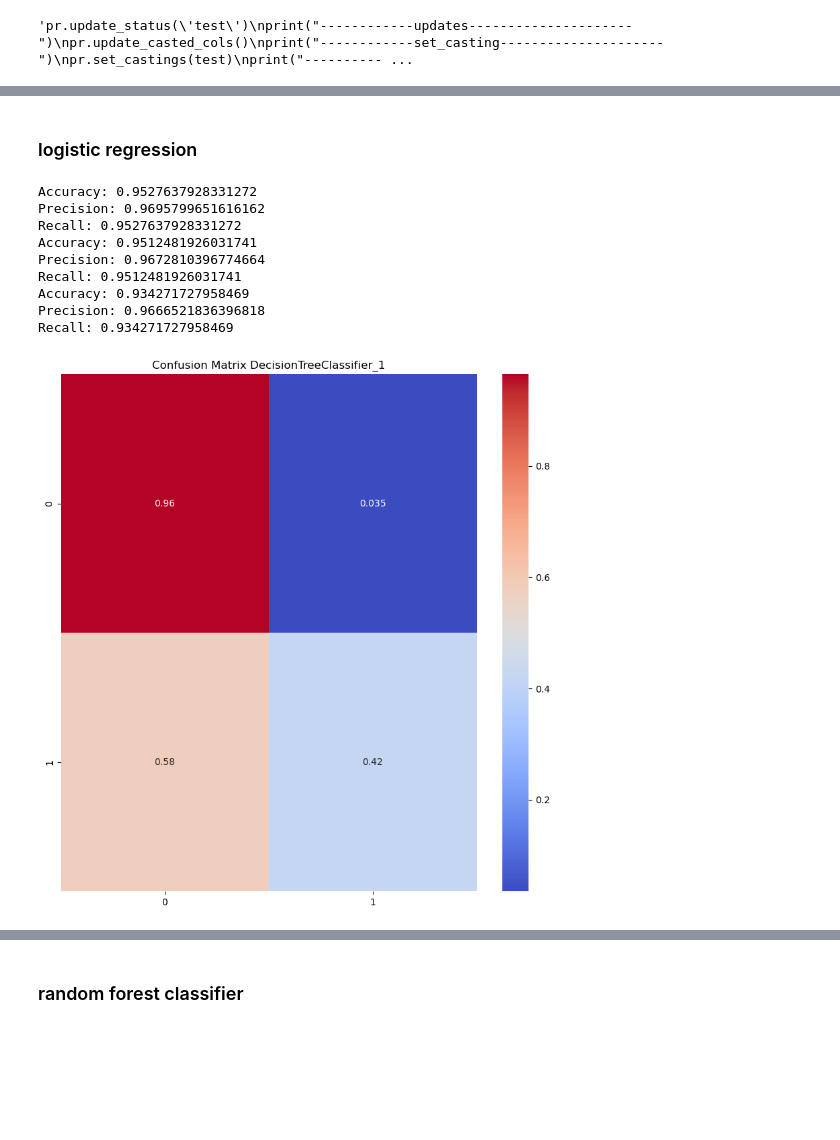
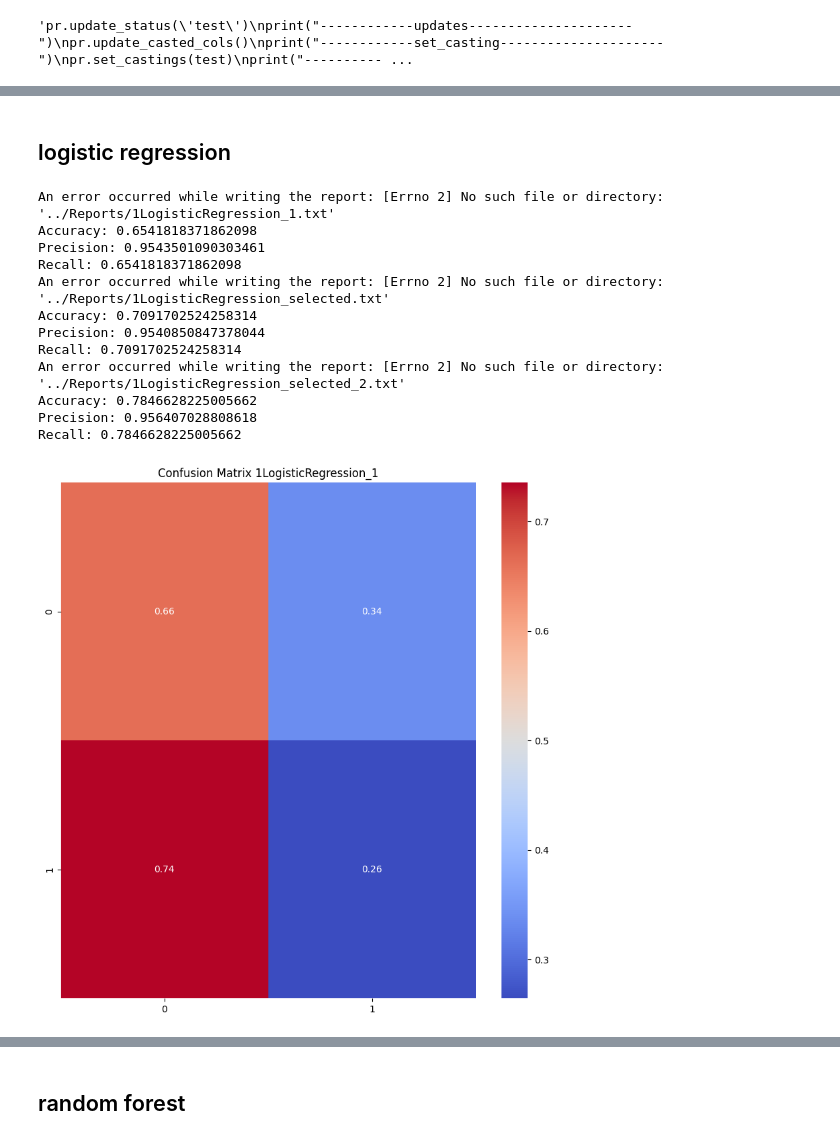
Before and after one commit to LeonardoDiCaterina/Machine_Learning_G19, a Jupyter notebook: Notebooks/y_2_classifier_.ipynb, the cells around one changed output, grey strips where cells are left out. Drawn from its saved outputs; the diff is of its cells as text; code cells hidden in the pictures; blank space fills up the shorter version.

```diff
--- a/Notebooks/y_2_classifier_.ipynb
+++ b/Notebooks/y_2_classifier_.ipynb
@@ -990,7 +1108,7 @@ plt.show()
 # %%
 # remove the columns with high correlation
 corr_matrix = corr.abs()
-upper = corr_matrix.where(np.triu(np.ones(corr_matrix.shape), k=1).astype(np.bool))
+upper = corr_matrix.where(np.triu(np.ones(corr_matrix.shape), k=1).astype(bool))
 to_drop = [column for column in upper.columns if any(upper[column] > 0.7)]
 # %%
 to_drop = [column for column in upper.columns if any(upper[column] > 0.8)]
@@ -1026,5 +1144,5 @@ sns.heatmap(entropy_corr_matrix, annot=False, cmap='coolwarm')
 # %%
-upper = entropy_corr_matrix.where(np.triu(np.ones(entropy_corr_matrix.shape), k=1).astype(np.bool))
+upper = entropy_corr_matrix.where(np.triu(np.ones(entropy_corr_matrix.shape), k=1).astype(bool))
 to_drop_2 = [column for column in upper.columns if any(upper[column] > -0.2)]
 to_drop_2
 # %% [output]
@@ -1067,6 +1185,14 @@ in this first instance we will be runnig tre versios of the model to have an ove
 # %%
 # evaluate the classifier
+from sklearn.metrics import accuracy_score
 from sklearn.metrics import f1_score
+from sklearn.metrics import accuracy_score
+from sklearn.metrics import confusion_matrix
+
 model_full = []
 model_selected = []
 model_selected_2 = []
+
+model_full_cmax = []
+model_selected_cmax = []
+model_selected_2_cmax = []
@@ -1133,8 +1259,5 @@ def report_and_save (model,model_name,y_pred, y, model_filepath = '../Models'
 # %%
-# import decision tree classifier
 from sklearn.tree import DecisionTreeClassifier
-from sklearn.metrics import accuracy_score
-
 # create a decision tree classifier
 DecisionTreeClassifier_1 = DecisionTreeClassifier(random_state=0)
 DecisionTreeClassifier_selected = DecisionTreeClassifier(random_state=0)
@@ -1153,6 +1276,7 @@ y_pred_selected_2 = DecisionTreeClassifier_selected_2.predict(df_valid[selected_
 accuracy_full  = accuracy_score(y_hot_valid[f'Claim Injury Type_{FEATURENUMBER}'], y_pred_full)
 accuracy_selected = accuracy_score(y_hot_valid[f'Claim Injury Type_{FEATURENUMBER}'], y_pred_selected)
 accuracy_selected_2 = accuracy_score(y_hot_valid[f'Claim Injury Type_{FEATURENUMBER}'], y_pred_selected_2)
+
 f1_full = f1_score(y_hot_valid[f'Claim Injury Type_{FEATURENUMBER}'], y_pred_full, average='macro')
 f1_selected = f1_score(y_hot_valid[f'Claim Injury Type_{FEATURENUMBER}'], y_pred_selected, average='macro')
 f1_selected_2 = f1_score(y_hot_valid[f'Claim Injury Type_{FEATURENUMBER}'], y_pred_selected_2, average='macro')
@@ -1161,5 +1285,16 @@ model_full.append(("DecisionTreeClassifier",accuracy_full, f1_full))
 model_selected.append(("DecisionTreeClassifier",accuracy_selected, f1_selected))
 model_selected_2.append(("DecisionTreeClassifier",accuracy_selected_2, f1_selected_2))
 
-model_full
+cm_full = confusion_matrix(y_hot_valid[f'Claim Injury Type_{FEATURENUMBER}'], y_pred_full, normalize='true')
+cm_selected = confusion_matrix(y_hot_valid[f'Claim Injury Type_{FEATURENUMBER}'], y_pred_selected, normalize='true')
+cm_selected_2 = confusion_matrix(y_hot_valid[f'Claim Injury Type_{FEATURENUMBER}'], y_pred_selected_2, normalize='true')
+
+model_full_cmax.append(("DecisionTreeClassifier",cm_full.max()))
+model_selected_cmax.append(("DecisionTreeClassifier",cm_selected.max()))
+model_selected_2_cmax.append(("DecisionTreeClassifier",cm_selected_2.max()))
+
+
+report_and_save(DecisionTreeClassifier_1, f'{FEATURENUMBER}_DecisionTreeClassifier_1', y_pred_full, y_hot_valid[f'Claim Injury Type_{FEATURENUMBER}'])
+report_and_save(DecisionTreeClassifier_selected, f'{FEATURENUMBER}_DecisionTreeClassifier_selected', y_pred_selected, y_hot_valid[f'Claim Injury Type_{FEATURENUMBER}'])
+report_and_save(DecisionTreeClassifier_selected_2, f'{FEATURENUMBER}_DecisionTreeClassifier_selected_2', y_pred_selected_2, y_hot_valid[f'Claim Injury Type_{FEATURENUMBER}'])
 # %% [output]
@@ -1169,41 +1316,53 @@ model_full
 # %% [markdown]
-### logistic regression
+## logistic regression
 # %%
 # import logistic regression
 from sklearn.linear_model import LogisticRegression
 
 # create a logistic regression classifier
 LogisticRegression_1 = LogisticRegression(random_state=0)
 LogisticRegression_selected = LogisticRegression(random_state=0)
 LogisticRegression_selected_2 = LogisticRegression(random_state=0)
+
 # train the classifier
 LogisticRegression_1.fit(df_train[num_cols], y_hot_train[f'Claim Injury Type_{FEATURENUMBER}'])
 LogisticRegression_selected.fit(df_train[selected_cols], y_hot_train[f'Claim Injury Type_{FEATURENUMBER}'])
 LogisticRegression_selected_2.fit(df_train[selected_cols_2], y_hot_train[f'Claim Injury Type_{FEATURENUMBER}'])
 
 accuracy_full  = accuracy_score(y_hot_valid[f'Claim Injury Type_{FEATURENUMBER}'], LogisticRegression_1.predict(df_valid[num_cols]))
 accuracy_selected = accuracy_score(y_hot_valid[f'Claim Injury Type_{FEATURENUMBER}'], LogisticRegression_selected.predict(df_valid[selected_cols]))
 accuracy_selected_2 = accuracy_score(y_hot_valid[f'Claim Injury Type_{FEATURENUMBER}'], LogisticRegression_selected_2.predict(df_valid[selected_cols_2]))
+
 f1_full = f1_score(y_hot_valid[f'Claim Injury Type_{FEATURENUMBER}'], LogisticRegression_1.predict(df_valid[num_cols]), average='macro')
 f1_selected = f1_score(y_hot_valid[f'Claim Injury Type_{FEATURENUMBER}'], LogisticRegression_selected.predict(df_valid[selected_cols]), average='macro')
 f1_selected_2 = f1_score(y_hot_valid[f'Claim Injury Type_{FEATURENUMBER}'], LogisticRegression_selected_2.predict(df_valid[selected_cols_2]), average='macro')
 
 model_full.append(("LogisticRegression",accuracy_full, f1_full))
 model_selected.append(("LogisticRegression",accuracy_selected, f1_selected))
 model_selected_2.append(("LogisticRegression",accuracy_selected_2, f1_selected_2))
 
+cm_full = confusion_matrix(y_hot_valid[f'Claim Injury Type_{FEATURENUMBER}'], y_pred_full, normalize='true')
+cm_selected = confusion_matrix(y_hot_valid[f'Claim Injury Type_{FEATURENUMBER}'], y_pred_selected, normalize='true')
+cm_selected_2 = confusion_matrix(y_hot_valid[f'Claim Injury Type_{FEATURENUMBER}'], y_pred_selected_2, normalize='true')
 
-report_and_save(DecisionTreeClassifier_1, 'DecisionTreeClassifier_1', y_pred_full, y_hot_valid[f'Claim Injury Type_{FEATURENUMBER}'])
-report_and_save(DecisionTreeClassifier_selected, 'DecisionTreeClassifier_selected', y_pred_selected, y_hot_valid[f'Claim Injury Type_{FEATURENUMBER}'])
-report_and_save(DecisionTreeClassifier_selected_2, 'DecisionTreeClassifier_selected_2', y_pred_selected_2, y_hot_valid[f'Claim Injury Type_{FEATURENUMBER}'])
+model_full_cmax.append(("DecisionTreeClassifier",cm_full.max()))
+model_selected_cmax.append(("DecisionTreeClassifier",cm_selected.max()))
+model_selected_2_cmax.append(("DecisionTreeClassifier",cm_selected_2.max()))
+
+report_and_save(LogisticRegression_1, f'{FEATURENUMBER}LogisticRegression_1', LogisticRegression_1.predict(df_valid[num_cols]), y_hot_valid[f'Claim Injury Type_{FEATURENUMBER}'])
+report_and_save(LogisticRegression_selected, f'{FEATURENUMBER}LogisticRegression_selected', LogisticRegression_selected.predict(df_valid[selected_cols]), y_hot_valid[f'Claim Injury Type_{FEATURENUMBER}'])
+report_and_save(LogisticRegression_selected_2, f'{FEATURENUMBER}LogisticRegression_selected_2', LogisticRegression_selected_2.predict(df_valid[selected_cols_2]), y_hot_valid[f'Claim Injury Type_{FEATURENUMBER}'])
 # %% [output]
-Accuracy: 0.9527637928331272
-Precision: 0.9695799651616162
-Recall: 0.9527637928331272
-Accuracy: 0.9512481926031741
-Precision: 0.9672810396774664
-Recall: 0.9512481926031741
-Accuracy: 0.934271727958469
-Precision: 0.9666521836396818
-Recall: 0.934271727958469
+An error occurred while writing the report: [Errno 2] No such file or directory: '../Reports/1LogisticRegression_1.txt'
+Accuracy: 0.6541818371862098
+Precision: 0.9543501090303461
+Recall: 0.6541818371862098
+An error occurred while writing the report: [Errno 2] No such file or directory: '../Reports/1LogisticRegression_selected.txt'
+Accuracy: 0.7091702524258314
+Precision: 0.9540850847378044
+Recall: 0.7091702524258314
+An error occurred while writing the report: [Errno 2] No such file or directory: '../Reports/1LogisticRegression_selected_2.txt'
+Accuracy: 0.7846628225005662
+Precision: 0.956407028808618
+Recall: 0.7846628225005662
-[figure, old version]
+[figure, new version]
@@ -1212,5 +1371,5 @@ Recall: 0.934271727958469
 # %% [markdown]
-### random forest classifier
+## random forest
 # %%
 random_state = 42
 
```
Also changed, not shown: parts of 70 cells of this notebook, 8 other files.
